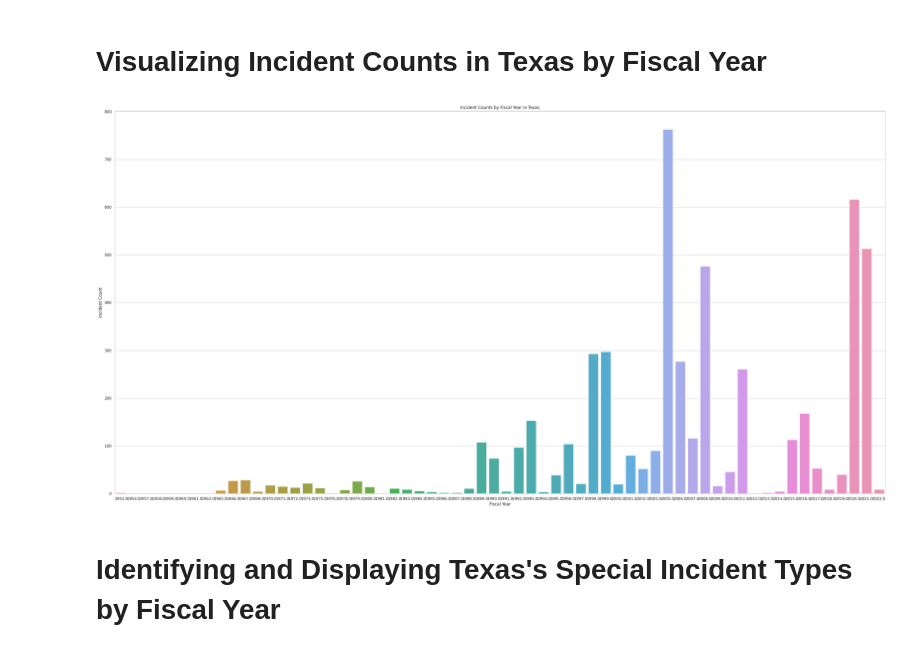
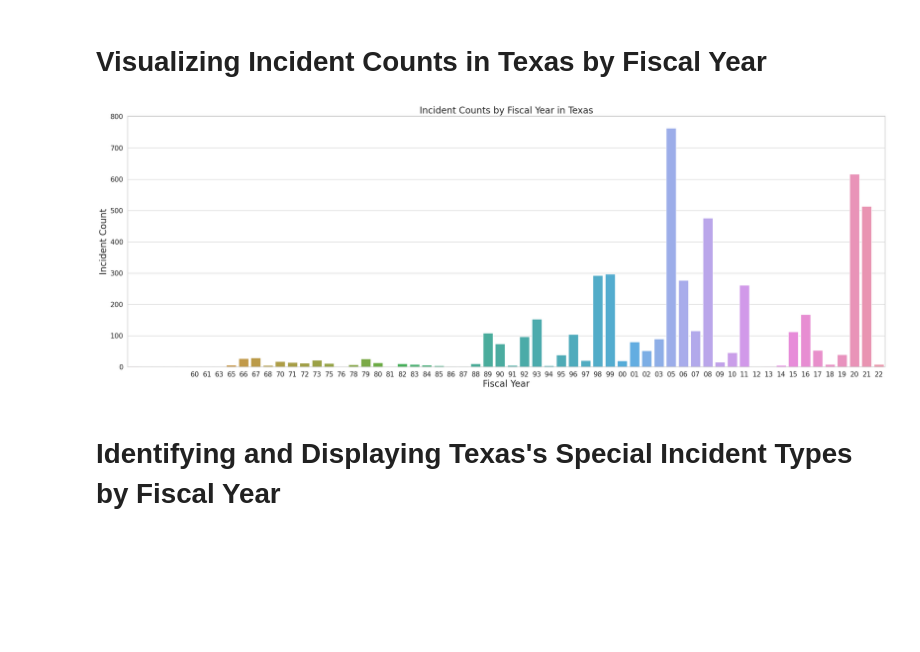
Before and after one commit to narinder-bit/Research-Project, a Jupyter notebook: descriptive_of_US_disaster_declaration.ipynb, the cells around one changed output. Drawn from its saved outputs; the diff is of its cells as text; code cells hidden in the pictures; blank space fills up the shorter version.

```diff
--- a/descriptive_of_US_disaster_declaration.ipynb
+++ b/descriptive_of_US_disaster_declaration.ipynb
@@ -563,15 +563,31 @@ The incident counts for each fiscal year for Texas are listed in the table. It d
 # %%
 
 
-# To see incident counts in Texas by fiscal year, create a bar plot.
-plt.figure(figsize=(40, 20))
-sns.barplot(x='Fiscal Year', y='Incident Count', data=d.sort_values(by='Fiscal Year'))
-plt.xlabel('Fiscal Year')
-plt.ylabel('Incident Count')
-plt.title('Incident Counts by Fiscal Year in Texas')
+ #To see incident counts in Texas by fiscal year, create a bar plot.
+plt.figure(figsize=(30, 10))
+ax = sns.barplot(x='Fiscal Year', y='Incident Count', data=d.sort_values(by='Fiscal Year'))
+
+plt.xlabel('Fiscal Year', fontsize=20)
+plt.ylabel('Incident Count', fontsize=20)
+plt.title('Incident Counts by Fiscal Year in Texas', fontsize=20)
+
+# Adjust tick label font size and format
+plt.xticks(fontsize=15)
+plt.yticks(fontsize=15)
+
+# Get the unique fiscal years from the data
+unique_years = sorted(d['Fiscal Year'].unique())
+
+# Find the index of the first year greater than or equal to 1960
+start_index = next(i for i, year in enumerate(unique_years) if year >= 1960)
+
+# Set tick locations and labels starting from 1960
+ax.set_xticks(range(start_index, len(unique_years)))
+ax.set_xticklabels([str(int(year))[-2:] for year in unique_years[start_index:]])  # Convert to integer and remove .0
+
 plt.show()
 # %% [output]
-[figure, old version]
+[figure, new version]
 # %% [markdown]
 # Identifying and Displaying Texas's Special Incident Types by Fiscal Year
 # %%
```
Also changed, not shown: parts of 2 cells of this notebook.
